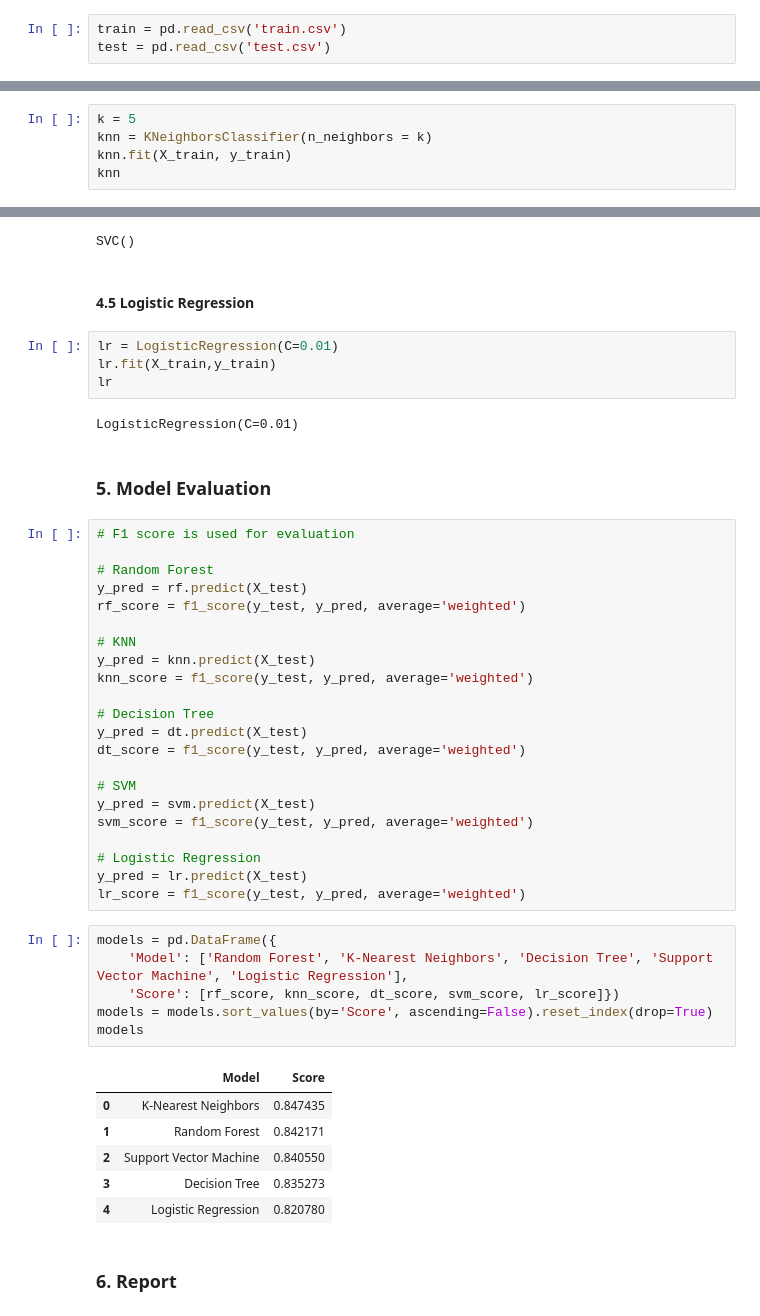
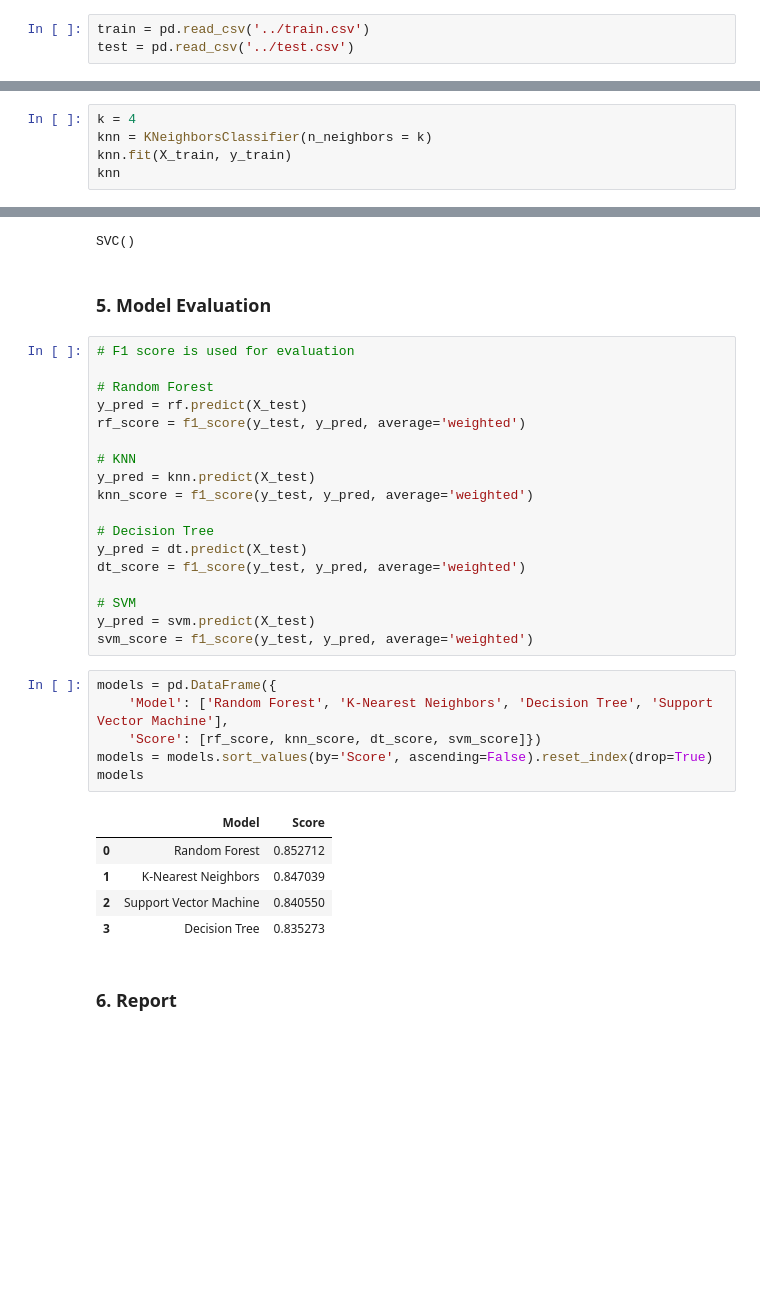
Before and after one commit to ynylgm/data-science-projects, a Jupyter notebook: titanic/titanic.ipynb, the cells around one changed output, grey strips where cells are left out. Saved outputs shown, nothing was run; the diff lists cells and outputs as text; blank space fills up the shorter version.

```diff
--- a/titanic/titanic.ipynb
+++ b/titanic/titanic.ipynb
@@ -49,6 +46,6 @@ from sklearn.metrics import log_loss
 # %%
-train = pd.read_csv('train.csv')
-test = pd.read_csv('test.csv')
+train = pd.read_csv('../train.csv')
+test = pd.read_csv('../test.csv')
 # %%
 train.head()
 # %% [output]
@@ -295,5 +292,5 @@ The best accuracy was with 0.8491620111731844 with k= 4
 # %%
-k = 5
+k = 4
 knn = KNeighborsClassifier(n_neighbors = k)
 knn.fit(X_train, y_train)
 knn
@@ -315,14 +312,6 @@ svm.fit(X_train, y_train)
 svm
 # %% [output]
 SVC()
-# %% [markdown]
-<h4>4.5 Logistic Regression</h4>
-# %%
-lr = LogisticRegression(C=0.01)
-lr.fit(X_train,y_train)
-lr
-# %% [output]
-LogisticRegression(C=0.01)
 # %% [markdown]
 <h3>5. Model Evaluation</h3>
 # %%
@@ -343,23 +332,18 @@ dt_score = f1_score(y_test, y_pred, average='weighted')
 # SVM
 y_pred = svm.predict(X_test)
 svm_score = f1_score(y_test, y_pred, average='weighted')
-
-# Logistic Regression
-y_pred = lr.predict(X_test)
-lr_score = f1_score(y_test, y_pred, average='weighted')
 # %%
 models = pd.DataFrame({
-    'Model': ['Random Forest', 'K-Nearest Neighbors', 'Decision Tree', 'Support Vector Machine', 'Logistic Regression'],
-    'Score': [rf_score, knn_score, dt_score, svm_score, lr_score]})
+    'Model': ['Random Forest', 'K-Nearest Neighbors', 'Decision Tree', 'Support Vector Machine'],
+    'Score': [rf_score, knn_score, dt_score, svm_score]})
 models = models.sort_values(by='Score', ascending=False).reset_index(drop=True)
 models
 # %% [output]
 |  | Model | Score |
-| 0 | K-Nearest Neighbors | 0.847435 |
-| 1 | Random Forest | 0.842171 |
+| 0 | Random Forest | 0.852712 |
+| 1 | K-Nearest Neighbors | 0.847039 |
 | 2 | Support Vector Machine | 0.840550 |
 | 3 | Decision Tree | 0.835273 |
-| 4 | Logistic Regression | 0.820780 |
 # %% [markdown]
 <h3>6. Report</h3>
 # %%
```
Also changed, not shown: parts of 7 cells of this notebook, 2 other files.
